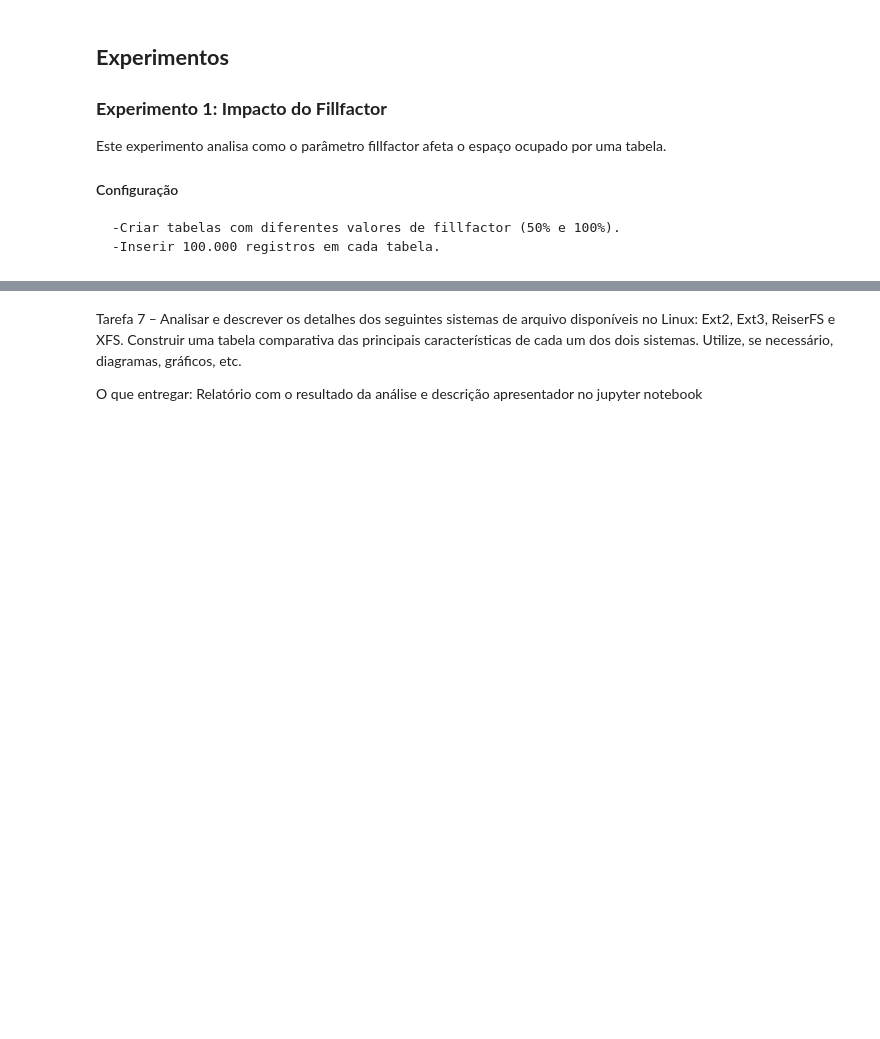
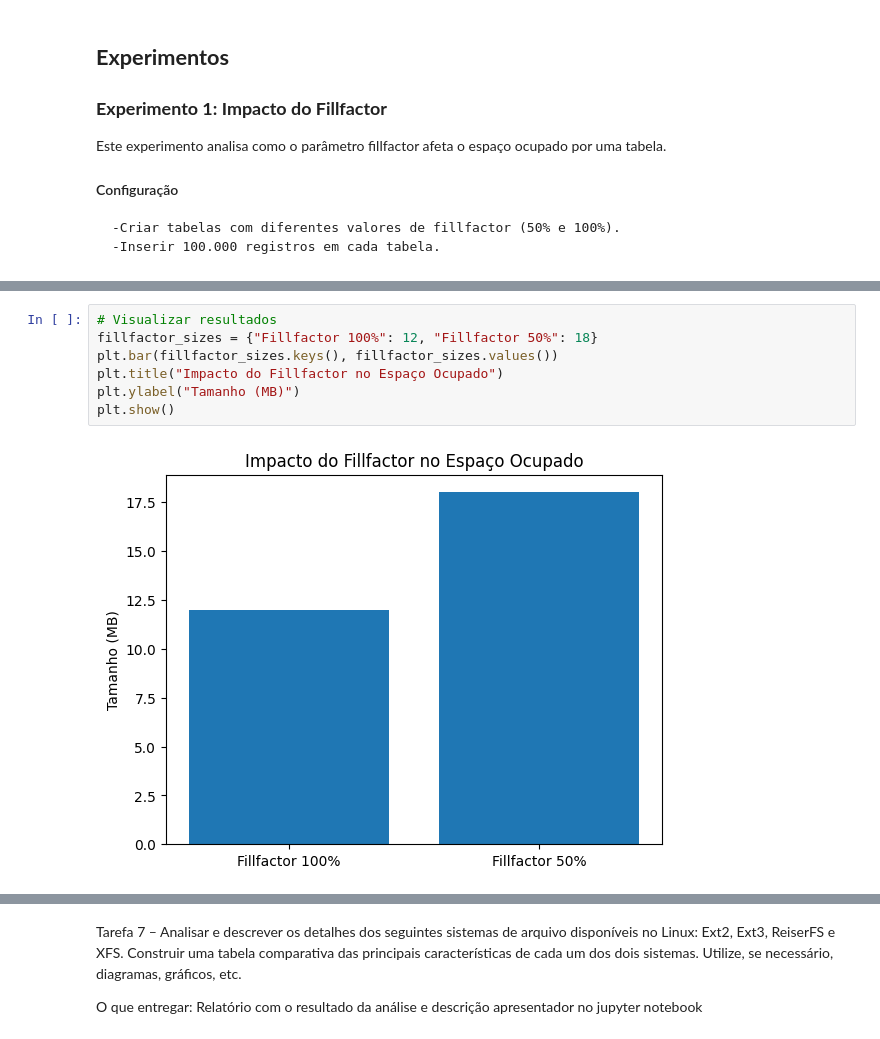
Before and after one commit to CaioGrimm/BD, a Jupyter notebook: trabalho_03/Notebook_TP03.ipynb, the cells around one changed output, grey strips where cells are left out. Drawn from its saved outputs; the diff is of its cells as text; blank space fills up the shorter version.

```diff
--- a/trabalho_03/Notebook_TP03.ipynb
+++ b/trabalho_03/Notebook_TP03.ipynb
@@ -293,0 +323,9 @@ Este experimento analisa como o parâmetro fillfactor afeta o espaço ocupado po
+# %%
+# Visualizar resultados
+fillfactor_sizes = {"Fillfactor 100%": 12, "Fillfactor 50%": 18}
+plt.bar(fillfactor_sizes.keys(), fillfactor_sizes.values())
+plt.title("Impacto do Fillfactor no Espaço Ocupado")
+plt.ylabel("Tamanho (MB)")
+plt.show()
+# %% [output]
+[figure, added]
```
Also changed, not shown: parts of 10 cells of this notebook.
